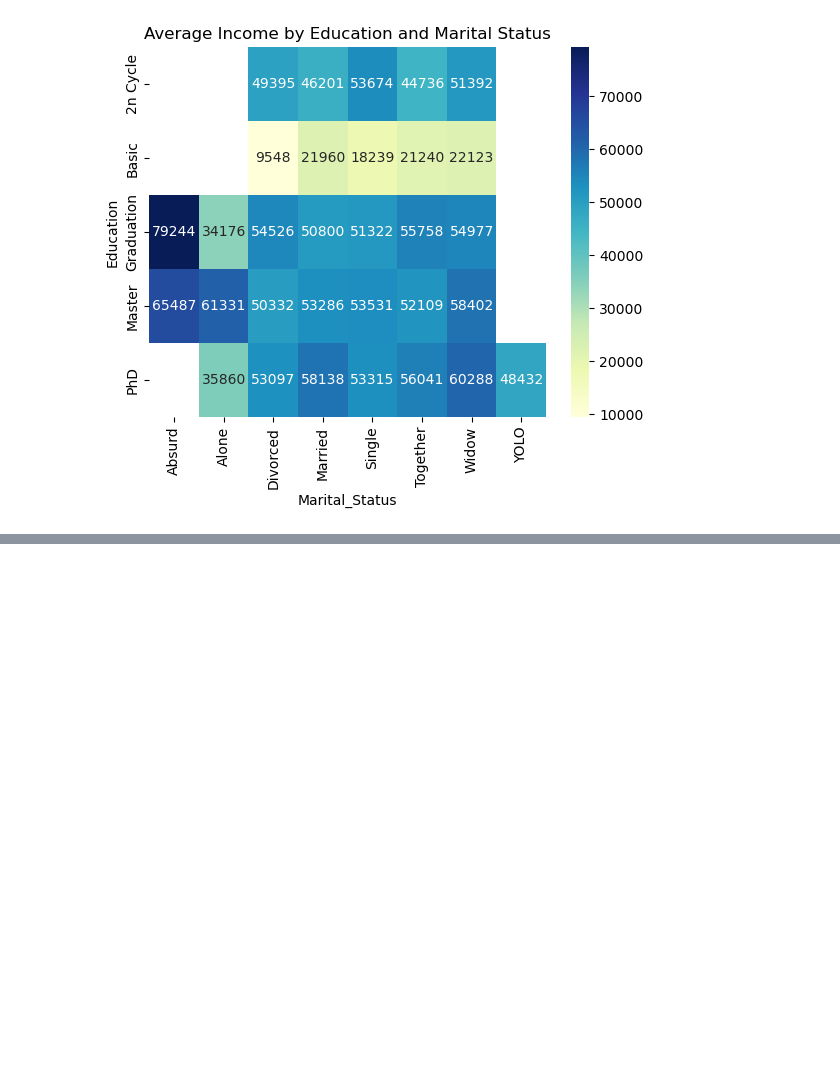
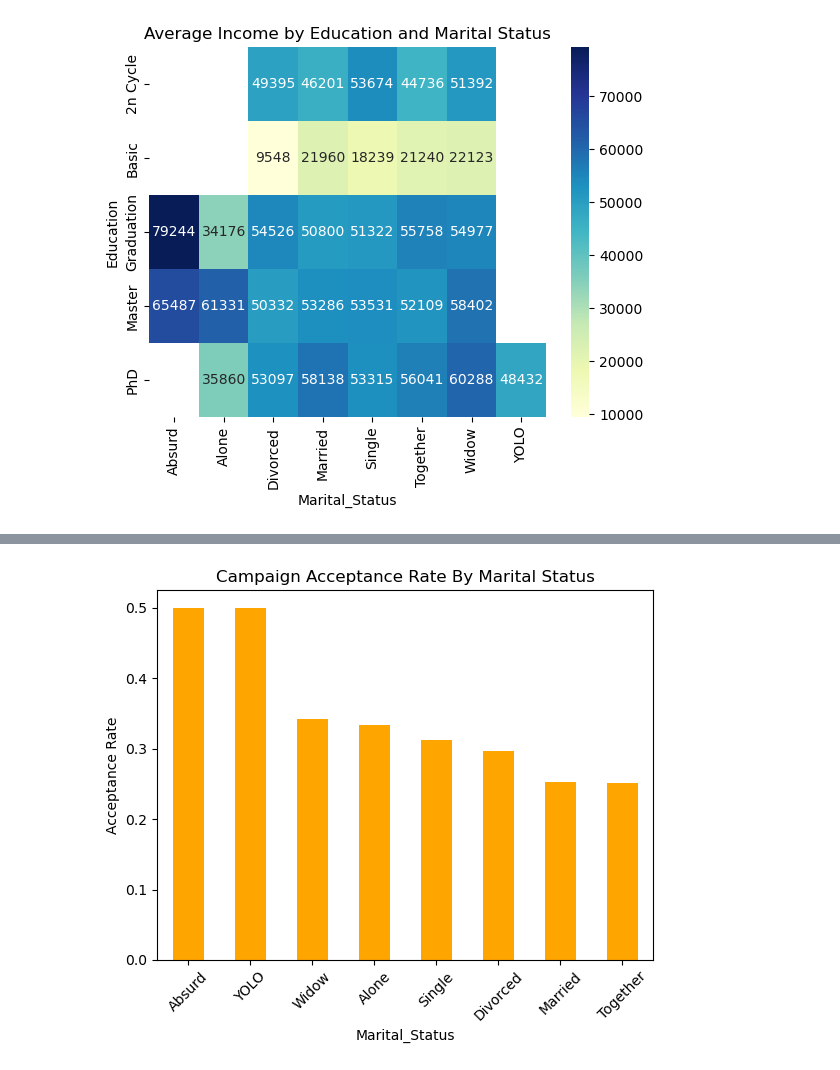
Before and after one commit to AdityaDev-17/Customer-Segmentation-Retention-Analysis, a Jupyter notebook: CustomerSegmentation.ipynb, the cells around one changed output, grey strips where cells are left out. Drawn from its saved outputs; the diff is of its cells as text; code cells hidden in the pictures; blank space fills up the shorter version.

```diff
--- a/CustomerSegmentation.ipynb
+++ b/CustomerSegmentation.ipynb
@@ -322,0 +346,2 @@ KeyError: 'Column not found: Total_Spending'
+# %%
+df["AcceptedAny"] = df[["AcceptedCmp1","AcceptedCmp2","AcceptedCmp3","AcceptedCmp4","AcceptedCmp5","Response"]].sum(axis = 1)
@@ -322,0 +352,2 @@ KeyError: 'Column not found: Total_Spending'
+# %%
+df["AcceptedAny"] = df["AcceptedAny"].apply(lambda x: 1 if x > 0 else 0)
@@ -322,0 +358,2 @@ KeyError: 'Column not found: Total_Spending'
+# %%
+group2 = df.groupby("Marital_Status")["AcceptedAny"].mean().sort_values(ascending=False)
@@ -322,0 +373,8 @@ KeyError: 'Column not found: Total_Spending'
+# %%
+group2.plot(kind="bar", color = "orange")
+plt.title("Campaign Acceptance Rate By Marital Status")
+plt.ylabel("Acceptance Rate")
+plt.xticks(rotation = 45)
+plt.show()
+# %% [output]
+[figure, added]
```
Also changed, not shown: parts of 43 cells of this notebook.
